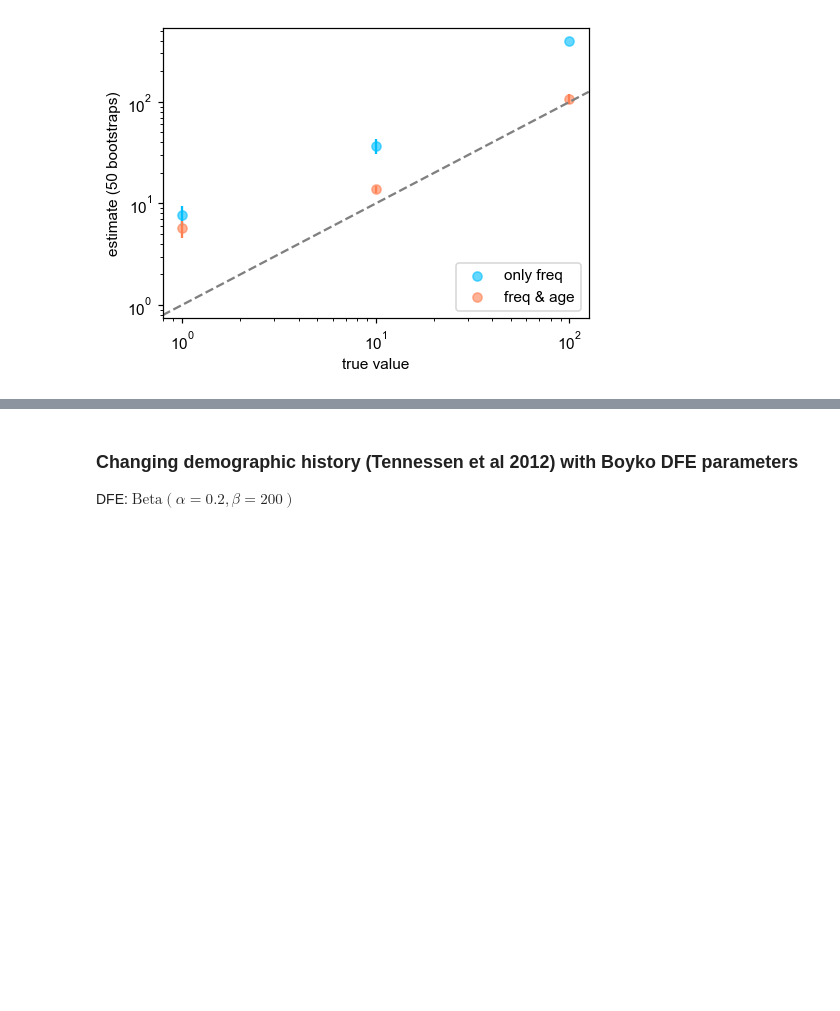
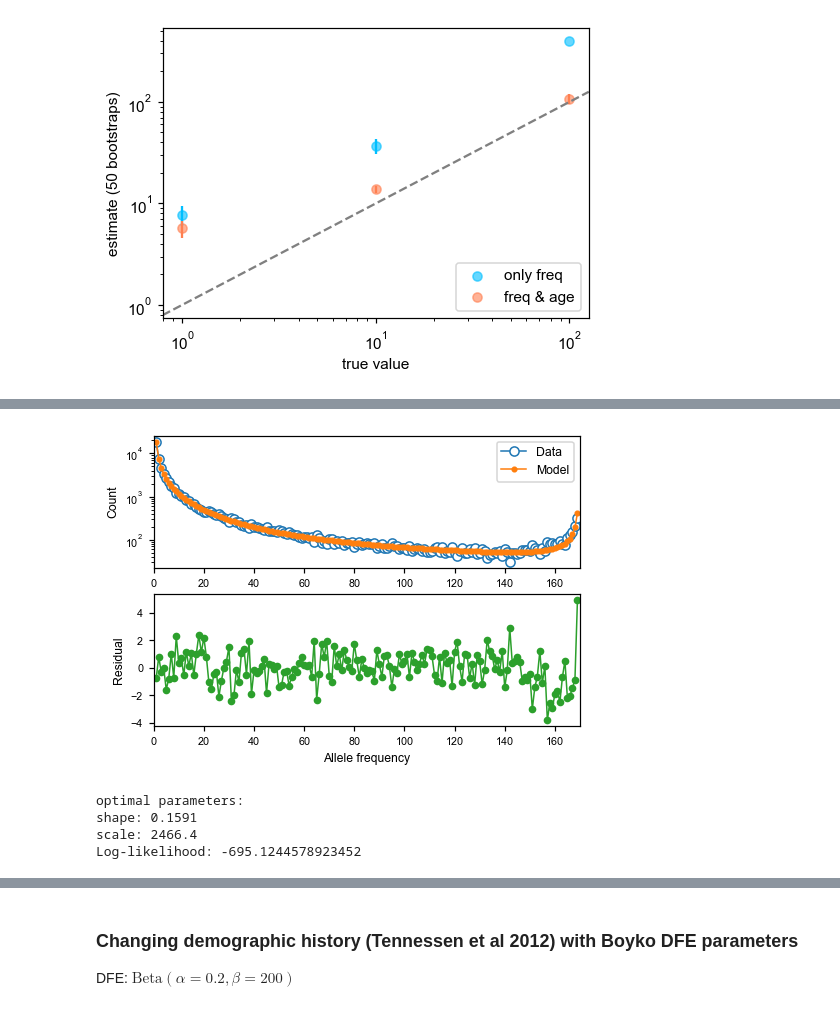
Before and after one commit to VivaswatS/selCoefEst, a Jupyter notebook: changingpopsizesims.ipynb, the cells around one changed output, grey strips where cells are left out. Drawn from its saved outputs; the diff is of its cells as text; code cells hidden in the pictures; blank space fills up the shorter version.

Commit message:
breakthrough: include zeros in the data! matching sfs & PReFerSim but NOT SMS

```diff
--- a/changingpopsizesims.ipynb
+++ b/changingpopsizesims.ipynb
@@ -94,12 +88,3 @@ fsbot = moments.Spectrum(np.histogram(df1['sXl'],bins=np.arange(0,n+2))[0],mask_
 moments.Plotting.plot_1d_fs(fsbot)
 # %% [output]
 [figure]
-# %%
-fs = moments.Spectrum(np.zeros(3*n+1))
-fs[1] = 1
-fs.integrate(nu_func, 4.002,gamma=gamma[-1]*2*N,dt_fac=0.0005,theta=10)
-fs.project([n])*3
-np.sum(fs<0)
-# plt.plot(np.linspace(0.5/N,4.09)*2*N,N*np.array([nu_func(x) for x in np.linspace(4.09,0.5/N)])); plt.semilogx()
-# plt.plot(Nc[::-1]); plt.xlabel('gens ago'); plt.ylabel('pop size (N)'); plt.semilogx()
-# plt.plot(Nc[::-1]/Nc[0]); plt.semilogx()
@@ -520,0 +617,68 @@ plt.loglog(); plt.axline((1,1),(100,100),color='grey',linestyle='--')
+# %%
+moments.Plotting.plot_1d_comp_multinom(model, fs_syn, residual="linear")
+
+def selection_spectrum(gamma, h=0.5):
+    rerun = True
+    ns_sim = 100
+    while rerun:
+        ns_sim = 2 * ns_sim
+        fs = moments.LinearSystem_1D.steady_state_1D(ns_sim, gamma=gamma, h=h)
+        fs = moments.Spectrum(fs)
+        fs.integrate([opt_params[0]], opt_params[2], gamma=gamma, h=h)
+        nu_func = lambda t: [opt_params[0] * np.exp(
+            np.log(opt_params[1] / opt_params[0]) * t / opt_params[3])]
+        fs.integrate(nu_func, opt_params[3], gamma=gamma, h=h)
+        if abs(np.max(fs)) > 10 or np.any(np.isnan(fs)):
+            # large gamma-values can require large sample sizes for stability
+            rerun = True
+        else:
+            rerun = False
+    fs = fs.project(fs_syn.sample_sizes)
+    fs[fs<0] = -fs[fs<0]
+    return fs
+
+spectrum_cache = {}
+spectrum_cache[0] = selection_spectrum(0)
+
+gammas = np.logspace(-3, 3, 30)
+for gamma in gammas:
+    spectrum_cache[gamma] = selection_spectrum(-gamma)
+# %% [output]
+[figure, added]
+# %%
+theta_mis = opt_theta * u_mis / u_syn
+
+dxs = ((gammas - np.concatenate(([gammas[0]], gammas))[:-1]) / 2
+    + (np.concatenate((gammas, [gammas[-1]]))[1:] - gammas) / 2)
+
+def dfe_func(params, ns, theta=1):
+    alpha, beta = params
+    fs = spectrum_cache[0] * sp.stats.gamma.cdf(gammas[0], alpha, scale=beta)
+    weights = sp.stats.gamma.pdf(gammas, alpha, scale=beta)
+    for gamma, dx, w in zip(gammas, dxs, weights):
+        fs += spectrum_cache[gamma] * dx * w
+    fs = theta * fs
+    return (1 - 0.0137) * fs + 0.0137 * fs[::-1]
+
+def model_func_missense(params, ns):
+    return dfe_func(params, ns, theta=theta_mis)
+
+p_guess = [0.5, 10000]
+lower_bound = [1e-4, 1e-1]
+upper_bound = [1e1, 1e5]
+
+opt_params_mis = moments.Inference.optimize_log_fmin(
+    p_guess, fs_mis, model_func_missense,
+    lower_bound=lower_bound, upper_bound=upper_bound,
+    multinom=False)
+
+model_mis = model_func_missense(opt_params_mis, fs_mis.sample_sizes)
+print("optimal parameters:")
+print("shape:", f"{opt_params_mis[0]:.4f}")
+print("scale:", f"{opt_params_mis[1]:.1f}")
+print("Log-likelihood:", moments.Inference.ll_multinom(model_mis, fs_mis))
+# %% [output]
+optimal parameters:
+shape: 0.1591
+scale: 2466.4
+Log-likelihood: -695.1244578923452
```
Also changed, not shown: parts of 95 cells of this notebook, 2 other files.
